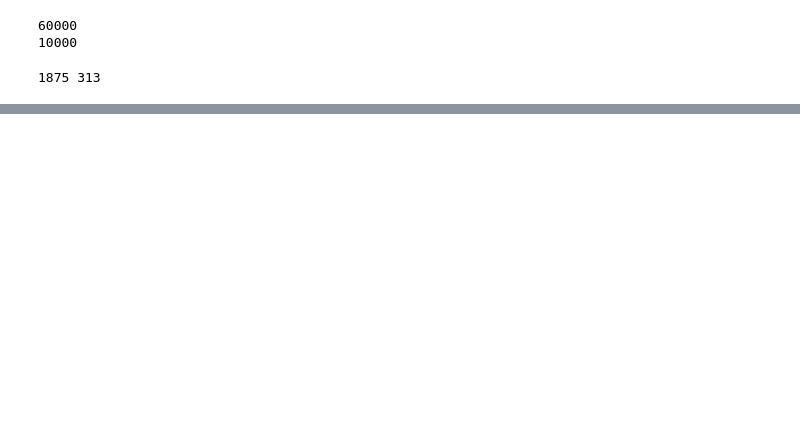
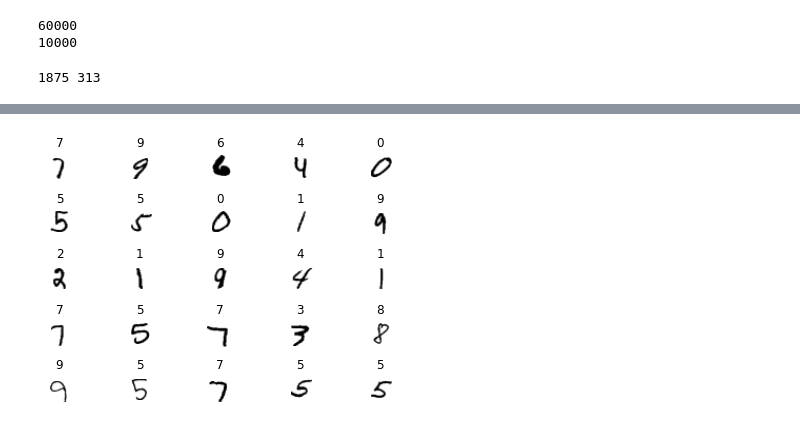
Before and after one commit to ashwinperti/MNIST_deep1, a Jupyter notebook: MNIST_CNN.ipynb, the cells around one changed output, grey strips where cells are left out. Saved outputs shown, nothing was run; the diff lists cells and outputs as text; code cells hidden in the pictures; blank space fills up the shorter version.

```diff
--- a/MNIST_CNN.ipynb
+++ b/MNIST_CNN.ipynb
@@ -62,0 +75,14 @@ images, labels = next(iter(loader_train))
+# %%
+fig = plt.figure()
+
+for idx in range(25):
+    img = images[idx].squeeze()
+    label = labels[idx].numpy()
+
+    plt.subplot(5, 5, idx+1)
+    plt.imshow(img, cmap='gray_r')
+    plt.title(label)
+    plt.axis('off')
+fig.tight_layout()
+# %% [output]
+[figure, added]
```
Also changed, not shown: parts of 19 cells of this notebook.
